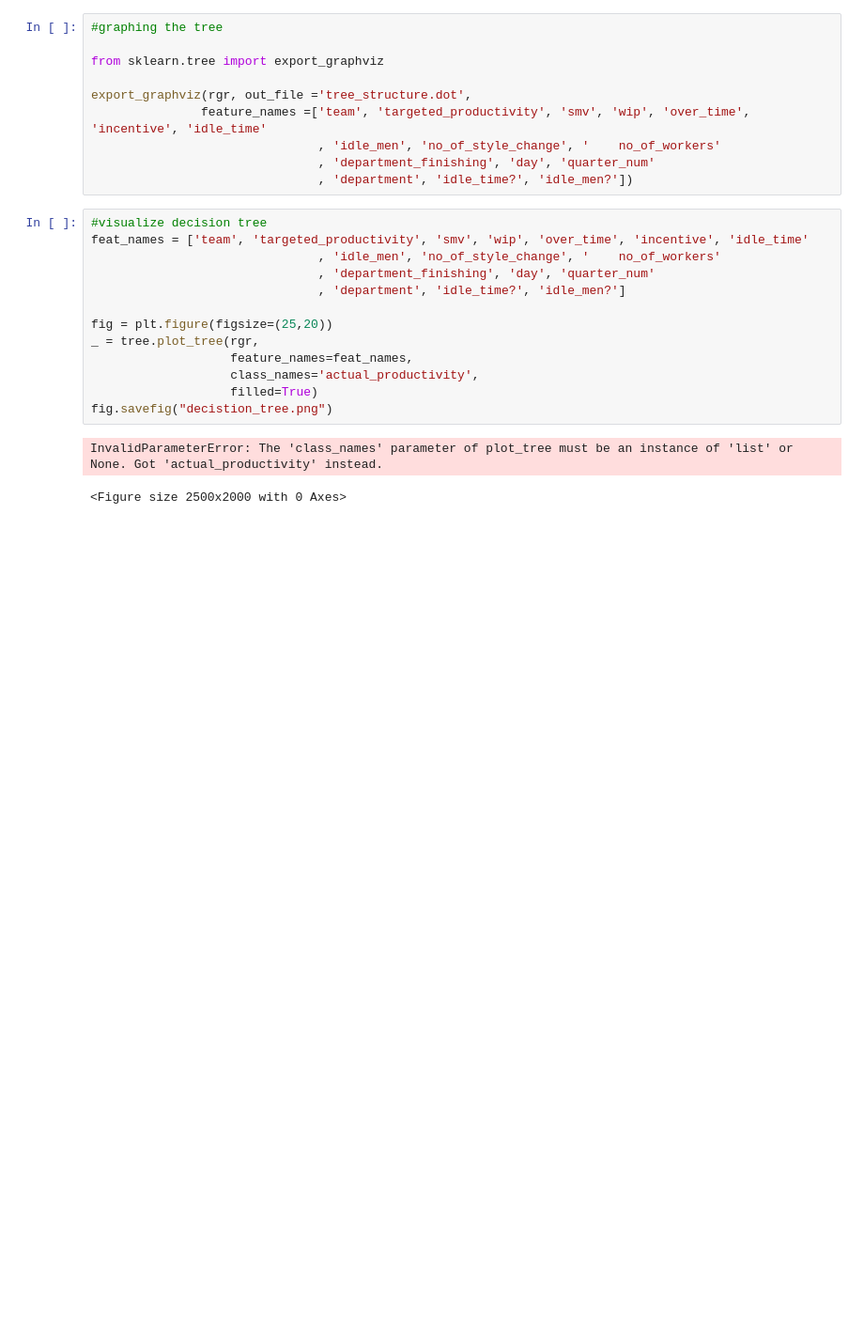
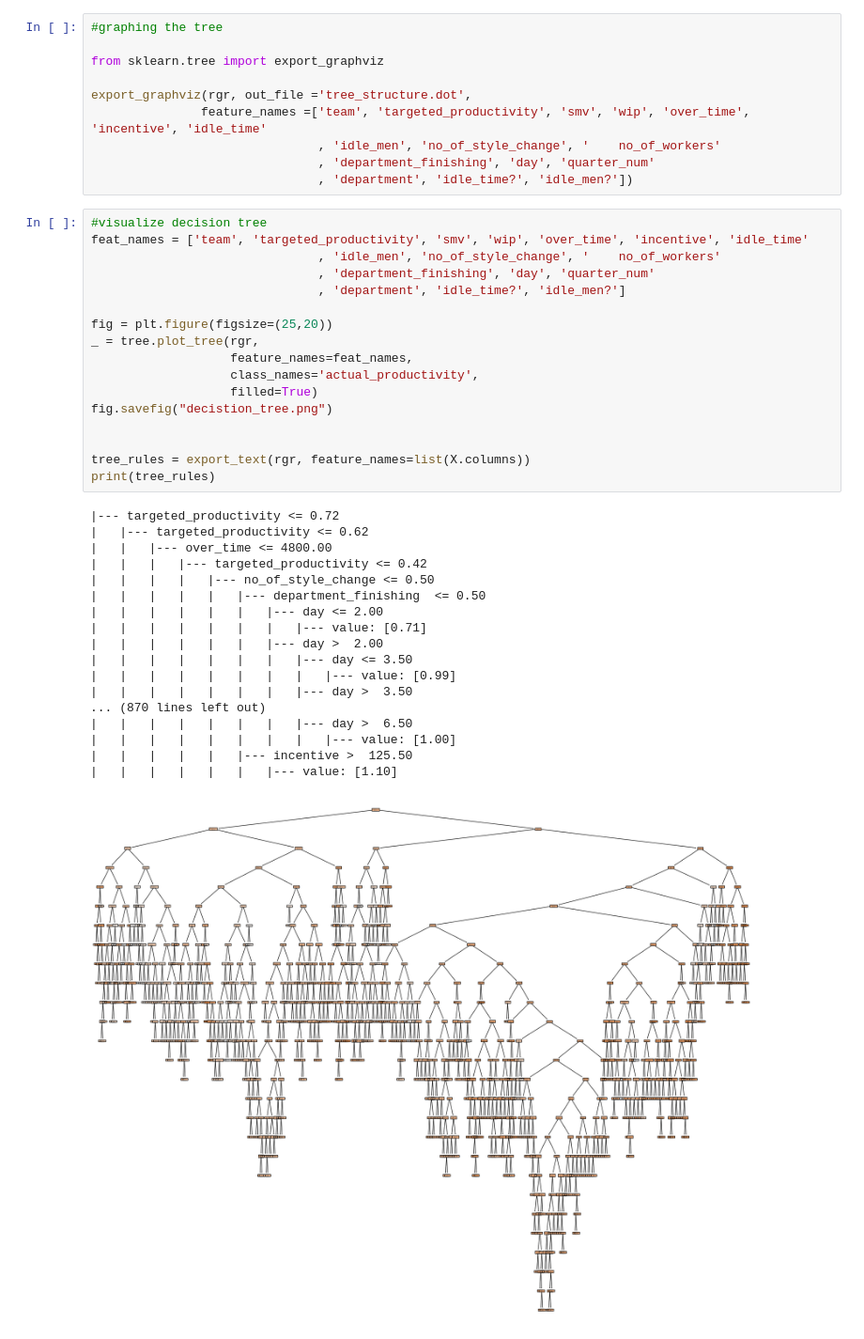
Before and after one commit to mnelson711/machine-learning-final-proj, a Jupyter notebook: decisiontree.ipynb, the cells around one changed output. Shown: that part at 94% size. Saved outputs shown, nothing was run; the diff lists cells and outputs as text; blank space fills up the shorter version.

Commit message:
decision tree's veiw splits

```diff
--- a/decisiontree.ipynb
+++ b/decisiontree.ipynb
@@ -184,16 +185,36 @@ export_graphviz(rgr, out_file ='tree_structure.dot',
 # %%
 #visualize decision tree
 feat_names = ['team', 'targeted_productivity', 'smv', 'wip', 'over_time', 'incentive', 'idle_time'
                                , 'idle_men', 'no_of_style_change', '	no_of_workers'
                                , 'department_finishing', 'day', 'quarter_num'
                                , 'department', 'idle_time?', 'idle_men?']
 
 fig = plt.figure(figsize=(25,20))
 _ = tree.plot_tree(rgr,
                    feature_names=feat_names,
                    class_names='actual_productivity',
                    filled=True)
 fig.savefig("decistion_tree.png")
+
+
+tree_rules = export_text(rgr, feature_names=list(X.columns))
+print(tree_rules)
 # %% [output]
-InvalidParameterError: The 'class_names' parameter of plot_tree must be an instance of 'list' or None. Got 'actual_productivity' instead.
+|--- targeted_productivity <= 0.72
+|   |--- targeted_productivity <= 0.62
+|   |   |--- over_time <= 4800.00
+|   |   |   |--- targeted_productivity <= 0.42
+|   |   |   |   |--- no_of_style_change <= 0.50
+|   |   |   |   |   |--- department_finishing  <= 0.50
+|   |   |   |   |   |   |--- day <= 2.00
+|   |   |   |   |   |   |   |--- value: [0.71]
+|   |   |   |   |   |   |--- day >  2.00
+|   |   |   |   |   |   |   |--- day <= 3.50
+|   |   |   |   |   |   |   |   |--- value: [0.99]
+|   |   |   |   |   |   |   |--- day >  3.50
+... (870 lines left out)
+|   |   |   |   |   |   |   |--- day >  6.50
+|   |   |   |   |   |   |   |   |--- value: [1.00]
+|   |   |   |   |   |--- incentive >  125.50
+|   |   |   |   |   |   |--- value: [1.10]
-<Figure size 2500x2000 with 0 Axes>
+[figure, added]
```
Also changed, not shown: parts of 1 cell of this notebook.
